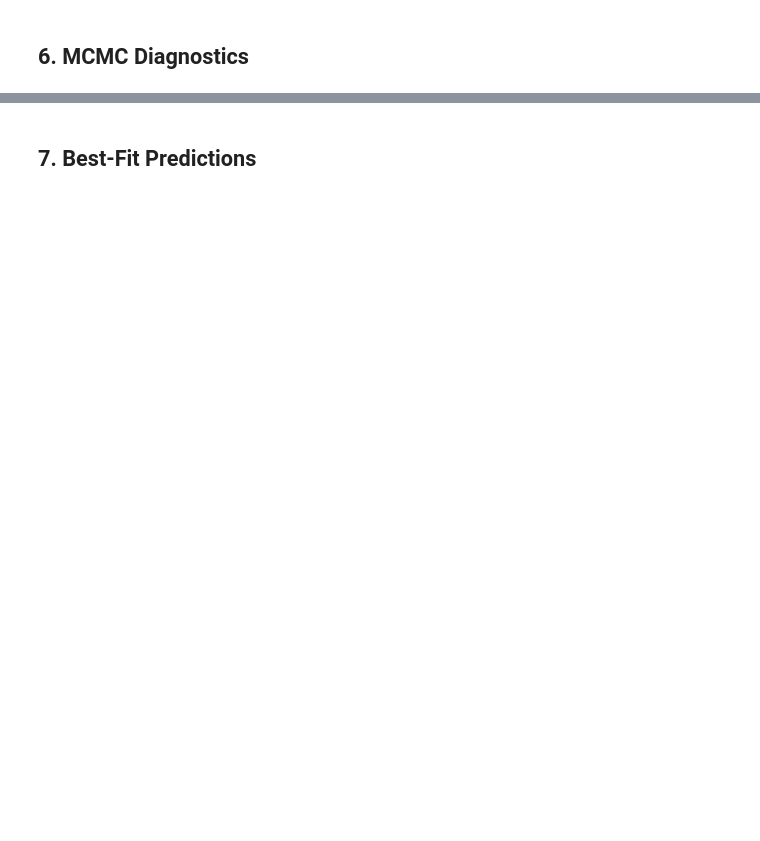
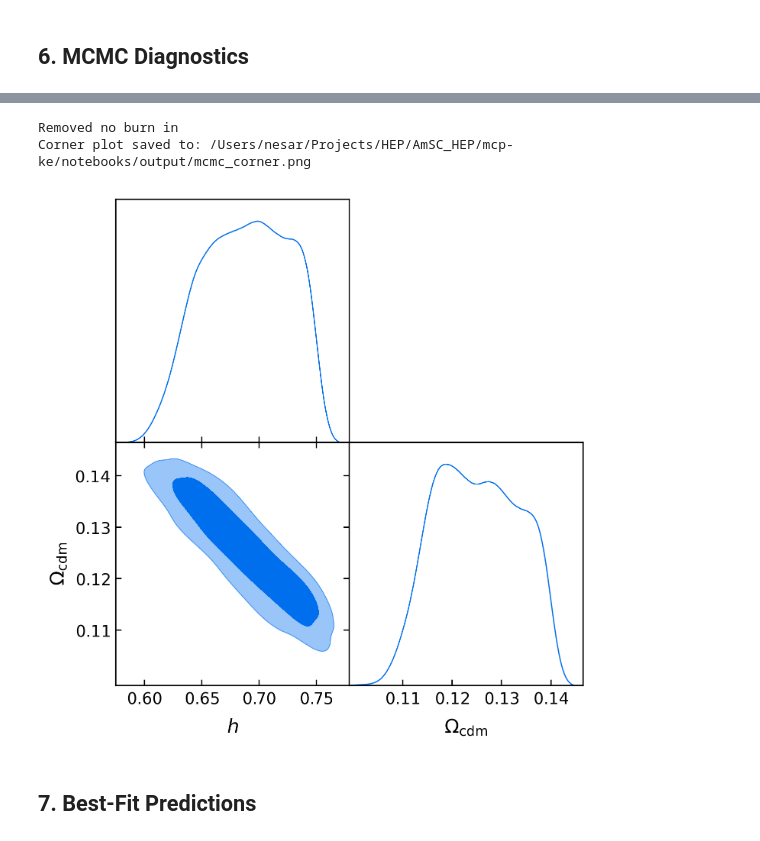
Before and after one commit to HEP-KE/mcp-ke, a Jupyter notebook: notebooks/demo_cosmology_mcmc.ipynb, the cells around one changed output, grey strips where cells are left out. Saved outputs shown, nothing was run; the diff lists cells and outputs as text; code cells hidden in the pictures; blank space fills up the shorter version.

```diff
--- a/notebooks/demo_cosmology_mcmc.ipynb
+++ b/notebooks/demo_cosmology_mcmc.ipynb
@@ -186,8 +201,8 @@ print(f"  Omega_cdm = {FIDUCIAL_OMEGA_CDM}")
 # %%
 # MCMC configuration
-NWALKERS = 24      # Number of walkers (should be >= 2 * ndim)
+NWALKERS = 32      # Number of walkers (should be >= 2 * ndim)
 NBURN = 50         # Burn-in steps
-NRUN = 200         # Production steps
+NRUN = 400         # Production steps
 
 print(f"Running MCMC with {NWALKERS} walkers...")
 print(f"  Burn-in: {NBURN} steps")
@@ -224,14 +249,6 @@ print("="*50)
 
 for name in param_names:
     r = results[name]
-    if name == 'h':
-        true_val = FIDUCIAL_H
-    else:
-        true_val = FIDUCIAL_OMEGA_CDM
-
-    bias = (r['median'] - true_val) / r['std']
-
     print(f"\n{name}:")
     print(f"  Median: {r['median']:.6f} +{r['upper_err']:.6f} -{r['lower_err']:.6f}")
-    print(f"  Truth:  {true_val:.6f}")
-    print(f"  Bias:   {bias:.2f} sigma")
+    print(f"  68% CI: [{r['lower']:.6f}, {r['upper']:.6f}]")
@@ -258,17 +292,21 @@ display(Image(filename=trace_path))
 # %%
 # Create corner plot
 corner_path = create_corner_plot(
     samples=samples,
     param_names=param_names,
     param_labels={'h': r'h', 'Omega_cdm': r'\Omega_{\rm cdm}'},
-    param_ranges={'h': (0.65, 0.70), 'Omega_cdm': (0.115, 0.125)},
-    title='Posterior Distribution',
-    output_path=os.path.join(OUTPUT_DIR, 'mcmc_corner.png')
+    # title='Posterior Distribution (eBOSS DR14)',
+    smooth_scale=2.0,
+    output_path=os.path.join(OUTPUT_DIR, 'mcmc_corner.png',)
 )
 print(f"Corner plot saved to: {corner_path}")
 
 # Display
 display(Image(filename=corner_path))
+# %% [output]
+Removed no burn in
+Corner plot saved to: /Users/nesar/Projects/HEP/AmSC_HEP/mcp-ke/notebooks/output/mcmc_corner.png
+[figure, added]
 # %% [markdown]
 ## 7. Best-Fit Predictions
 # %%
```
Also changed, not shown: parts of 18 cells of this notebook, 10 other files.
